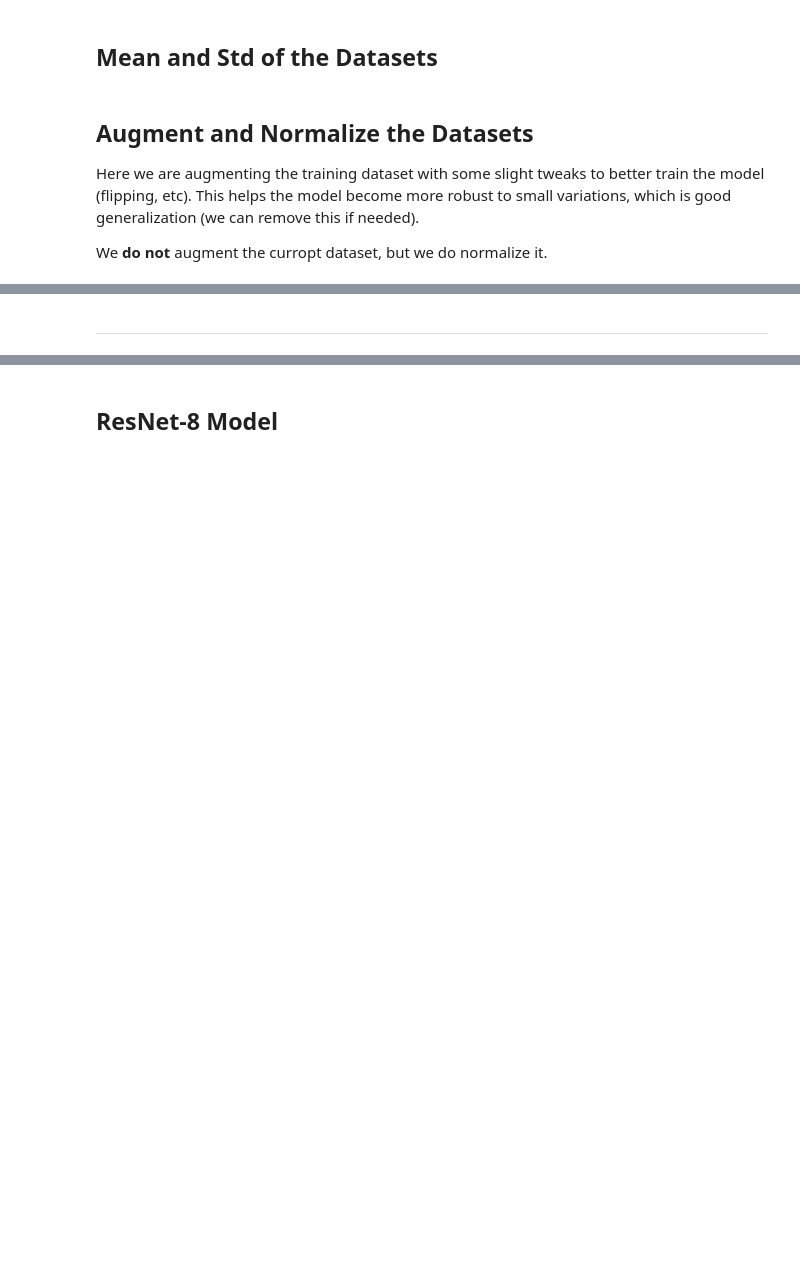
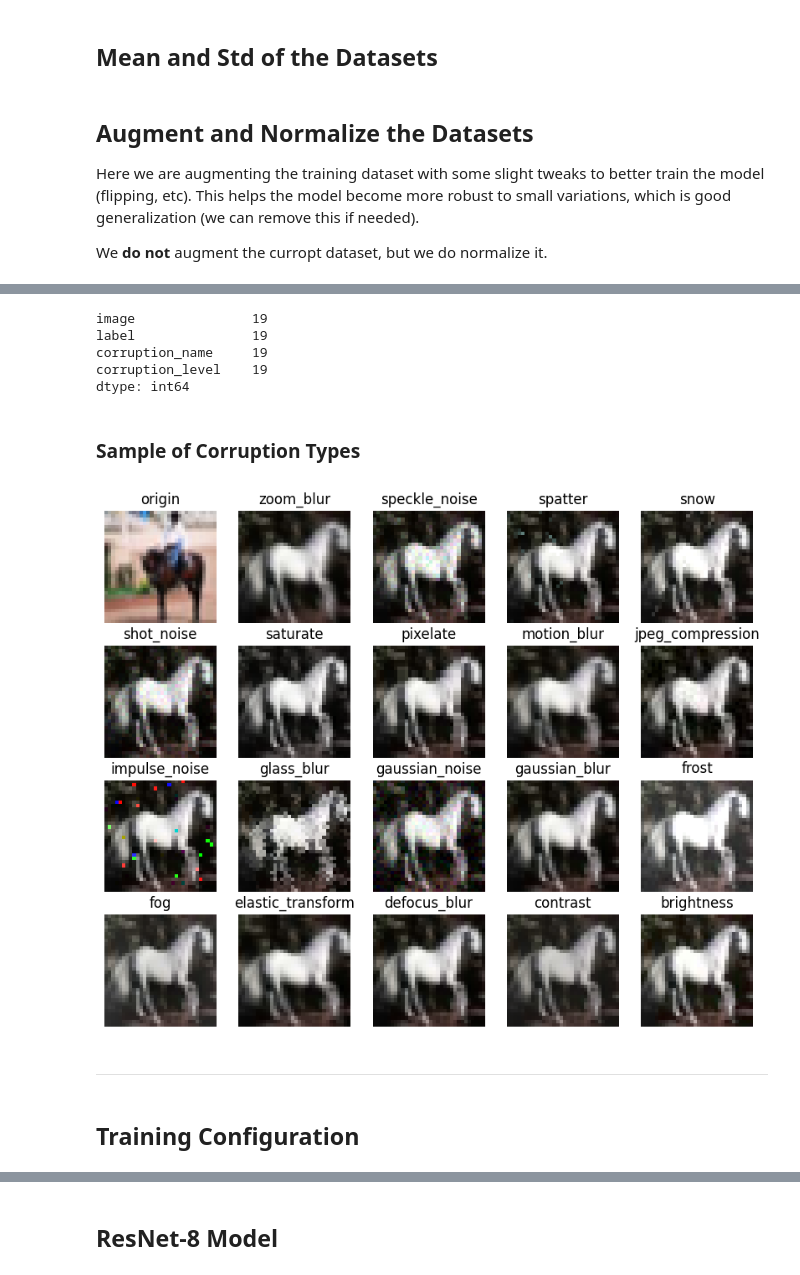
Before and after one commit to robrohan/AUT, a Jupyter notebook: COMP813/Report/resent.ipynb, the cells around one changed output, grey strips where cells are left out. Saved outputs shown, nothing was run; the diff lists cells and outputs as text; code cells hidden in the pictures; blank space fills up the shorter version.

```diff
--- a/COMP813/Report/resent.ipynb
+++ b/COMP813/Report/resent.ipynb
@@ -221,2 +254,37 @@ for i, c in enumerate(r_dataset):
+# %%
+example_label = 7
+cd_pf = c_dataset["train"].to_pandas()
+unique_c = cd_pf.loc[cd_pf["label"] == example_label].drop_duplicates(subset=["corruption_name"])
+print(unique_c.count())
+# display(unique_c)
+# %% [output]
+image               19
+label               19
+corruption_name     19
+corruption_level    19
+dtype: int64
+# %% [markdown]
+### Sample of Corruption Types
+# %%
+from PIL import Image
+import io
+fig, ax = plt.subplots(4,5,figsize=(10,8))
+
+tdf = t_dataset["train"].to_pandas()
+img = Image.open(io.BytesIO( tdf[tdf["label"] == example_label].iloc[4000]["img"]["bytes"]))
+ax[0][0].set_title('origin')
+ax[0][0].axis('off')
+ax[0][0].imshow(img)
+for i in range(len(unique_c)):
+    image = Image.open(io.BytesIO(unique_c.iloc[i]["image"]["bytes"]))
+    p = i+1
+    x, y = p//5, p%5
+    ax[x][y].set_title(unique_c.iloc[i]["corruption_name"])
+    ax[x][y].axis('off')
+    ax[x][y].imshow(image)
+# %% [output]
+[figure, added]
 # %% [markdown]
 ----
+# %% [markdown]
+## Training Configuration
```
Also changed, not shown: parts of 27 cells of this notebook.
